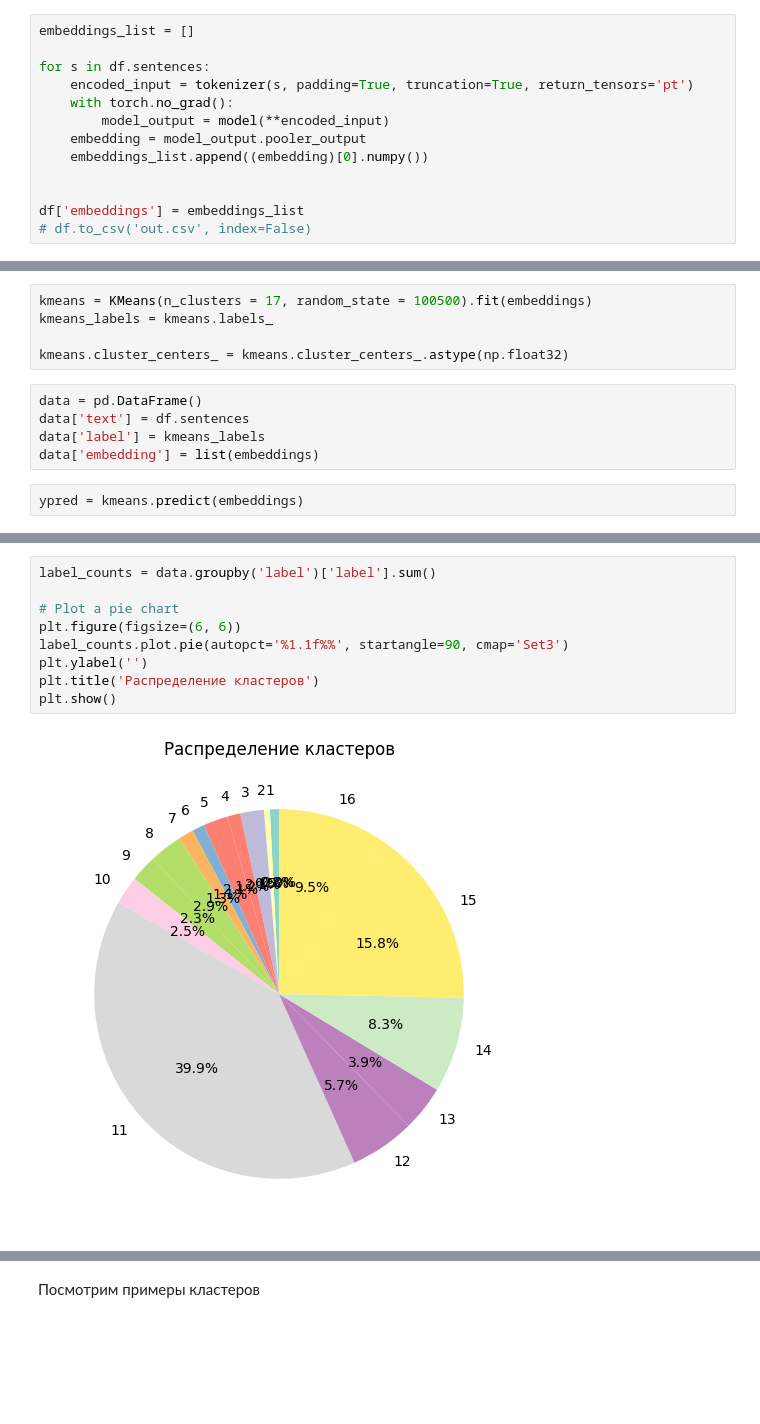
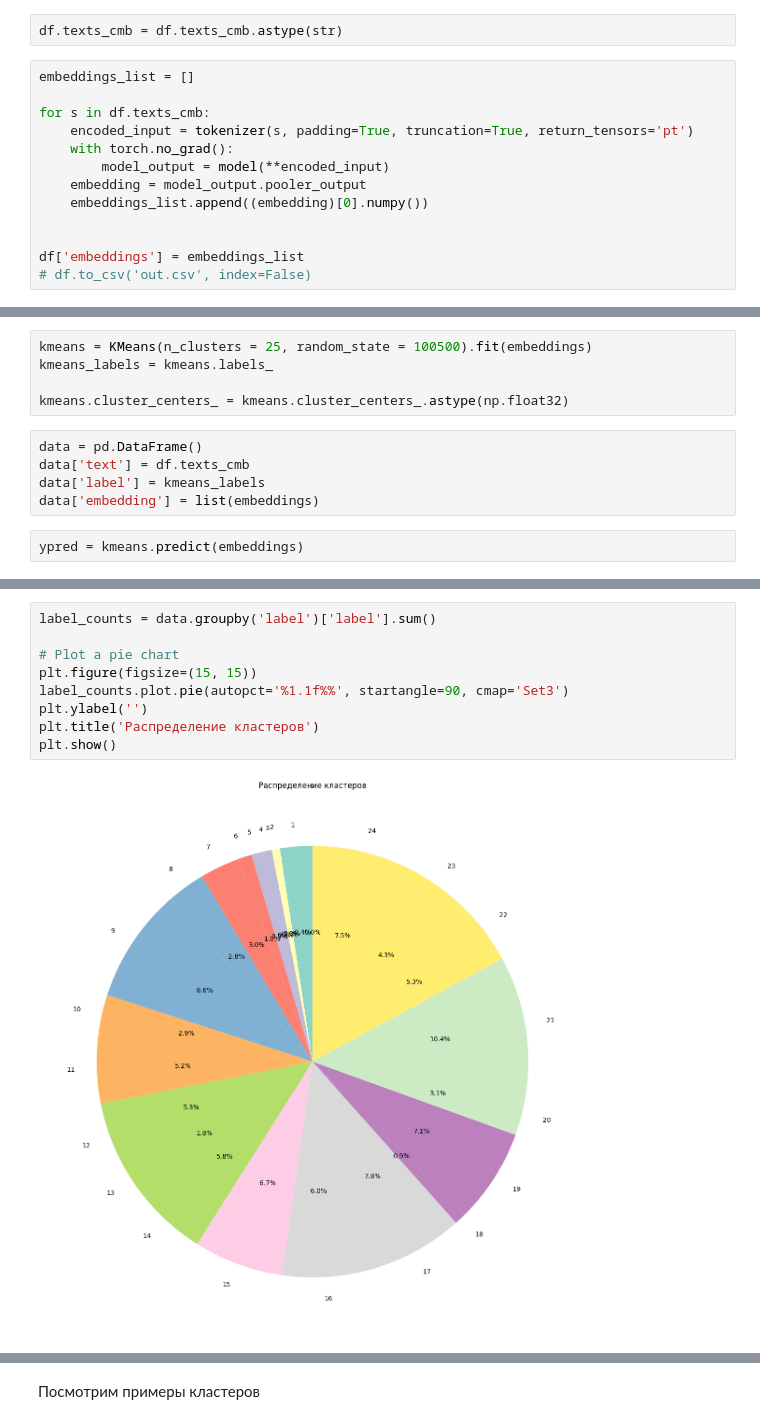
Before and after one commit to TaskGuru-AI/tasks_support_system_ai, a Jupyter notebook: notebooks/clustering_eda.ipynb, the cells around one changed output, grey strips where cells are left out. Saved outputs shown, nothing was run; the diff lists cells and outputs as text; blank space fills up the shorter version.

```diff
--- a/notebooks/clustering_eda.ipynb
+++ b/notebooks/clustering_eda.ipynb
@@ -108,7 +110,9 @@ df.sentences = df.sentences.astype(str).apply(lambda x: preprocess(x))
+# %%
+df.texts_cmb = df.texts_cmb.astype(str)
 # %%
 embeddings_list = []
 
-for s in df.sentences:
+for s in df.texts_cmb:
     encoded_input = tokenizer(s, padding=True, truncation=True, return_tensors='pt')
     with torch.no_grad():
         model_output = model(**encoded_input)
@@ -150,11 +155,11 @@ plt.show()
 # %%
-kmeans = KMeans(n_clusters = 17, random_state = 100500).fit(embeddings)
+kmeans = KMeans(n_clusters = 25, random_state = 100500).fit(embeddings)
 kmeans_labels = kmeans.labels_
 
 kmeans.cluster_centers_ = kmeans.cluster_centers_.astype(np.float32)
 # %%
 data = pd.DataFrame()
-data['text'] = df.sentences
+data['text'] = df.texts_cmb
 data['label'] = kmeans_labels
 data['embedding'] = list(embeddings)
 # %%
@@ -204,14 +199,14 @@ Name: label, dtype: int32
 # %%
 label_counts = data.groupby('label')['label'].sum()
 
 # Plot a pie chart
-plt.figure(figsize=(6, 6))
+plt.figure(figsize=(15, 15))
 label_counts.plot.pie(autopct='%1.1f%%', startangle=90, cmap='Set3')
 plt.ylabel('')
 plt.title('Распределение кластеров')
 plt.show()
 # %% [output]
-[figure, old version]
+[figure, new version]
 # %%
 centers = kmeans.cluster_centers_
 plt.scatter(centers[:, 0], centers[:, 1], s=200, alpha=0.5);
```
Also changed, not shown: parts of 22 cells of this notebook.
